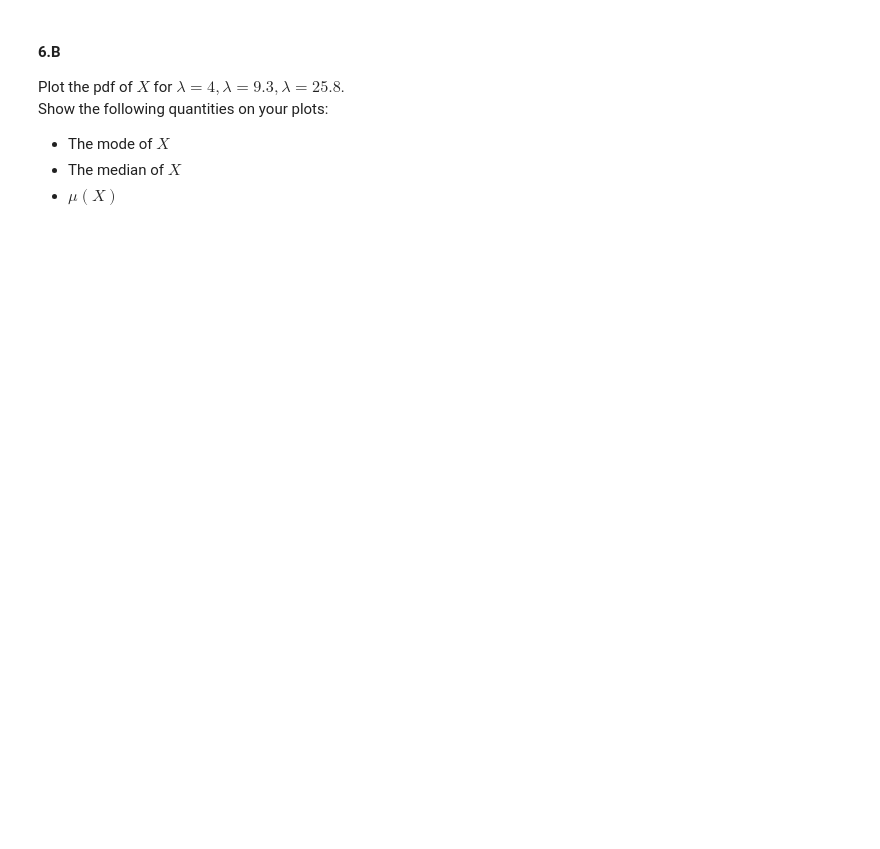
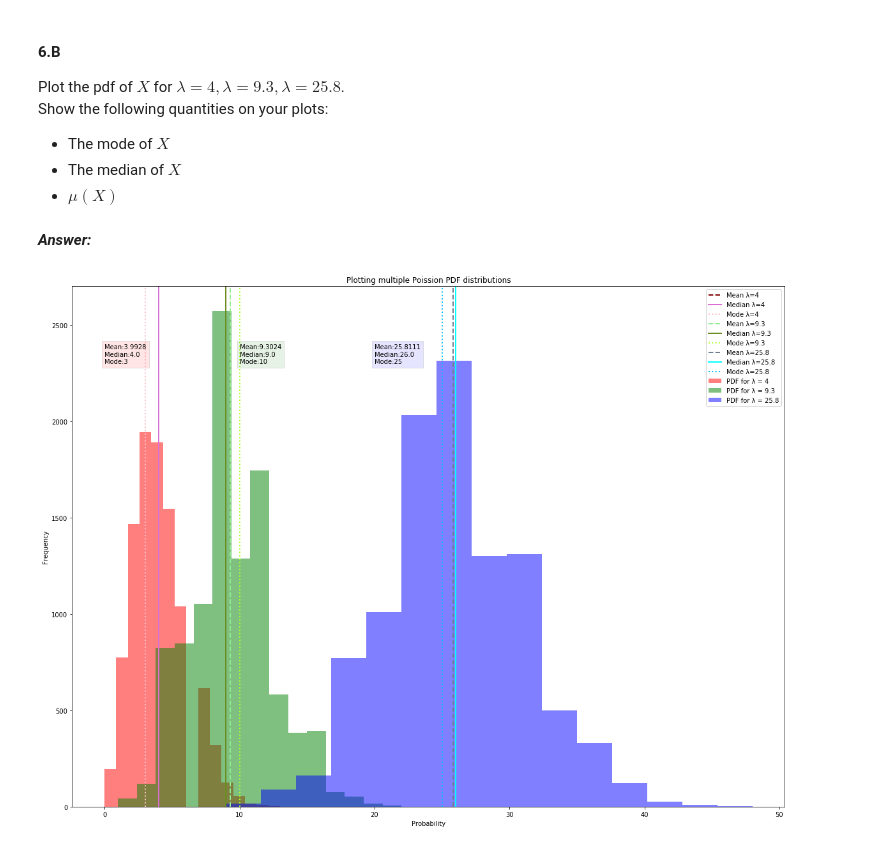
Before and after one commit to mayakerem/StatisticsDataAnalysis, a Jupyter notebook: HW1.ipynb, the cells around one changed output. Saved outputs shown, nothing was run; the diff lists cells and outputs as text; code cells hidden in the pictures; blank space fills up the shorter version.

```diff
--- a/HW1.ipynb
+++ b/HW1.ipynb
@@ -434,3 +658,42 @@ Show the following quantities on your plots:
 * The mode of $X$
 * The median of $X$
 * $\mu(X)$
+# %% [markdown]
+***Answer:***
+# %%
+# Fixed randm values
+np.random.seed(222)
+
+# The array of lambdas
+lambdaArr = [4, 9.3, 25.8]
+
+# Setting up the figure
+plt.figure(figsize=(20, 15))
+plt.title('Plotting multiple Poission PDF distributions')
+plt.xlabel('Probability')
+plt.ylabel('Frequency')
+
+# Color list
+colors = ['red', 'green', 'blue', 'maroon','lightgreen', 'slategrey', 'orchid','olivedrab','aqua','pink','greenyellow','deepskyblue']
+
+# Fill up the array of datasets
+for i,l in enumerate(lambdaArr):
+    dataset[i] = np.random.poisson(lam=l, size=10000)
+
+# For each dataset, find the mean, mode, median and construct the histogram and visual requirnments
+for i in range(len(lambdaArr)):
+    data_mean =np.average(dataset[i])
+    data_mode = np.array(stats.mode(dataset[i]))[0][0]
+    data_median = np.median(dataset[i])
+    plt.text(10 * i, 2300, 'Mean:{0}\nMedian:{1}\nMode:{2}'.format(data_mean,data_median,data_mode),bbox=dict(facecolor=colors[i], alpha=0.1))
+    plt.hist(dataset[i], bins = 15, label="PDF for λ = {}".format(lambdaArr[i]), color=colors[i],alpha = 0.5)
+    plt.axvline(data_mean, color=colors[i+3], linestyle='--', linewidth=2, label='Mean λ={}'.format(lambdaArr[i]))
+    plt.axvline(data_median, color=colors[i+6], linestyle='-', linewidth=2, label='Median λ={}'.format(lambdaArr[i]))
+    plt.axvline(data_mode, color=colors[i+9], linestyle=':', linewidth=2, label='Mode λ={}'.format(lambdaArr[i]))
+
+
+# Display the graph
+plt.legend()
+plt.show()
+# %% [output]
+[figure, added]
```
Also changed, not shown: parts of 25 cells of this notebook.
